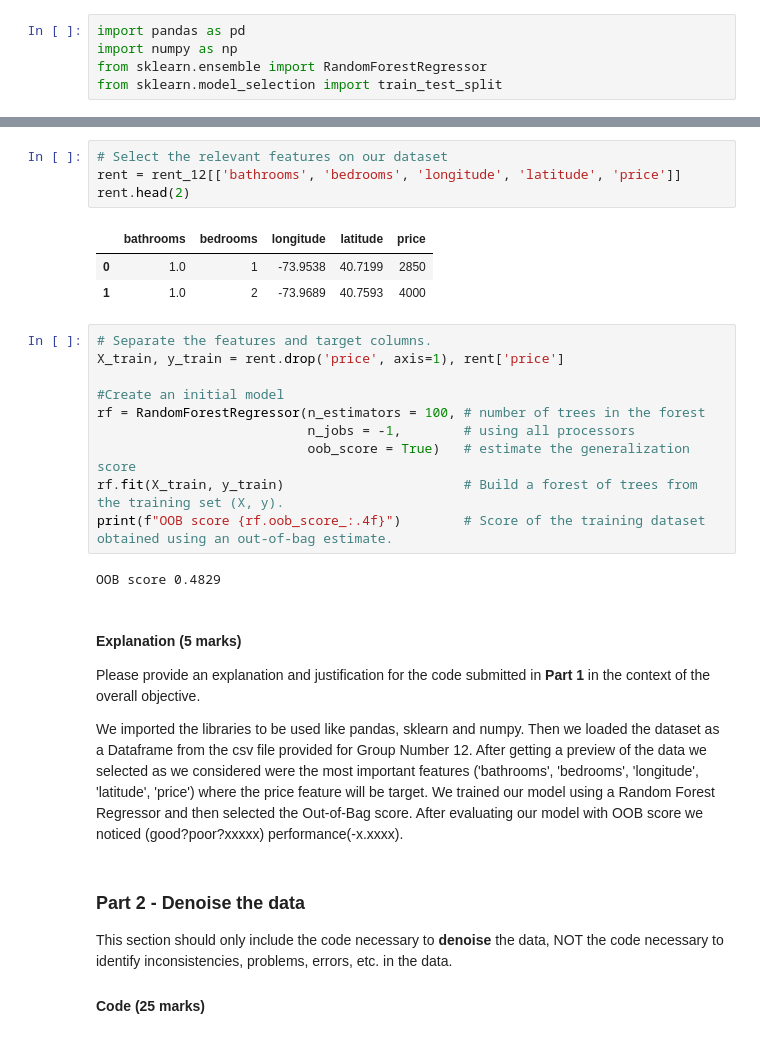
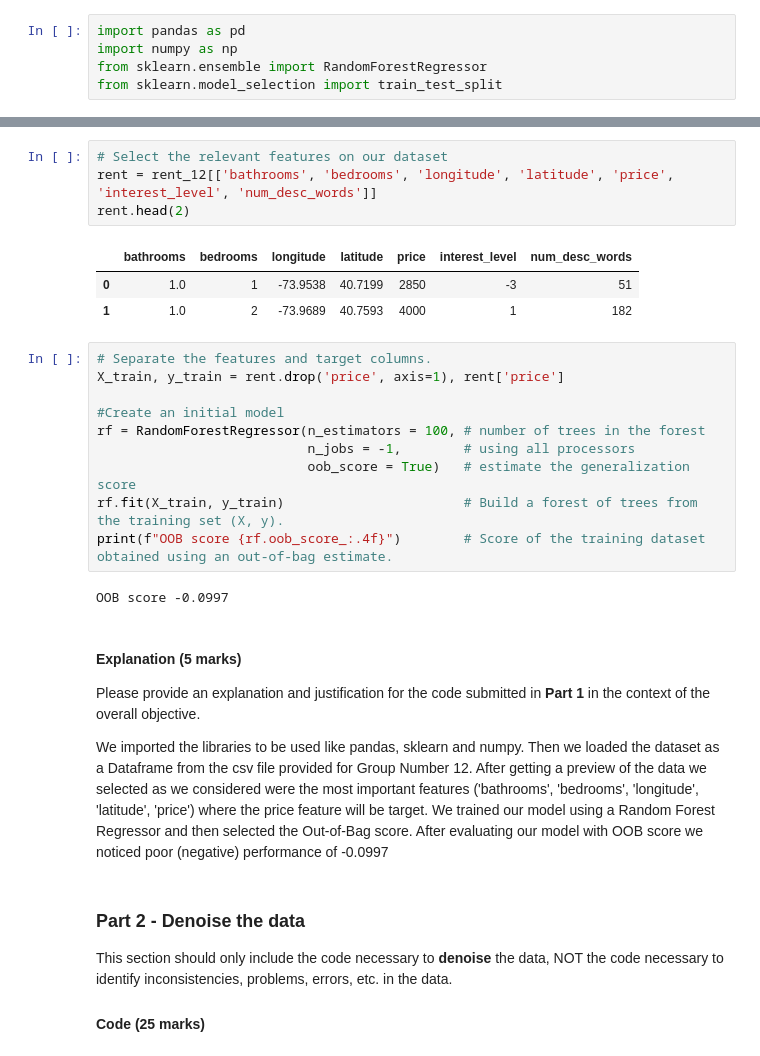
Before and after one commit to joncalle/ML1, a Jupyter notebook: Graded_Lab_1.ipynb, the cells around one changed output, grey strips where cells are left out. Cells and saved outputs as stored; diff of their text form.

```diff
--- a/Graded_Lab_1.ipynb
+++ b/Graded_Lab_1.ipynb
@@ -62,12 +62,12 @@ rent_12.head(2)      # dump first 2 rows
 | 1 | 1.0 | 2 | e3c4f2223d1deb777fc7941dbb41047c | 2016-04-26 02:38:18 | Spacious and bright full-floor tw... | East 55th Street | ['Laundry in Unit', 'Dishwasher',... | 40.7593 | ... |
 # %%
 # Select the relevant features on our dataset
-rent = rent_12[['bathrooms', 'bedrooms', 'longitude', 'latitude', 'price']]
+rent = rent_12[['bathrooms', 'bedrooms', 'longitude', 'latitude', 'price', 'interest_level', 'num_desc_words']]
 rent.head(2)
 # %% [output]
-|  | bathrooms | bedrooms | longitude | latitude | price |
-| 0 | 1.0 | 1 | -73.9538 | 40.7199 | 2850 |
-| 1 | 1.0 | 2 | -73.9689 | 40.7593 | 4000 |
+|  | bathrooms | bedrooms | longitude | latitude | price | interest_level | num_desc_words |
+| 0 | 1.0 | 1 | -73.9538 | 40.7199 | 2850 | -3 | 51 |
+| 1 | 1.0 | 2 | -73.9689 | 40.7593 | 4000 | 1 | 182 |
 # %%
 # Separate the features and target columns.
 X_train, y_train = rent.drop('price', axis=1), rent['price']
@@ -79,7 +79,7 @@ rf = RandomForestRegressor(n_estimators = 100, # number of trees in the forest
 rf.fit(X_train, y_train)                       # Build a forest of trees from the training set (X, y).
 print(f"OOB score {rf.oob_score_:.4f}")        # Score of the training dataset obtained using an out-of-bag estimate.
 # %% [output]
-OOB score 0.4829
+OOB score -0.0997
 # %% [markdown]
 #### Explanation (5 marks)
 
@@ -88,7 +88,7 @@ Please provide an explanation and justification for the code submitted in **Part
 We imported the libraries to be used like pandas, sklearn and numpy. Then we loaded the dataset as a Dataframe from the csv file provided for Group Number 12.
 After getting a preview of the data we selected as we considered were the most important features ('bathrooms', 'bedrooms', 'longitude', 'latitude', 'price') where the price feature will be target.
 We trained our model using a Random Forest Regressor and  then selected the Out-of-Bag score.
-After evaluating our model with OOB score we noticed (good?poor?xxxxx) performance(-x.xxxx).
+After evaluating our model with OOB score we noticed poor (negative) performance of -0.0997
 # %% [markdown]
 ### Part 2 - Denoise the data
 
```
Also changed, not shown: parts of 3 cells of this notebook.
